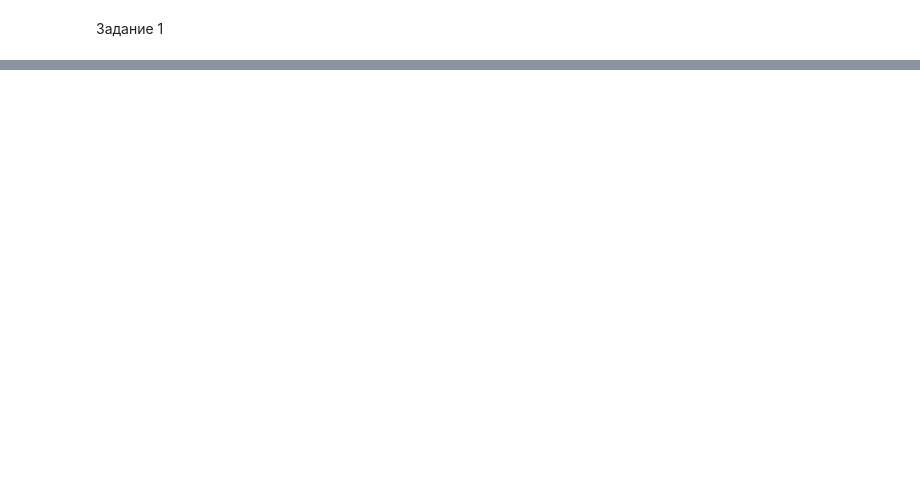
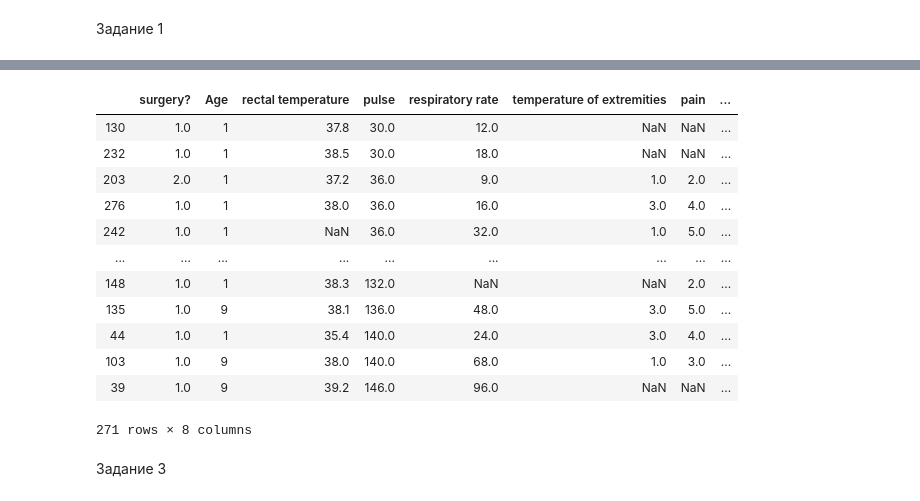
Before and after one commit to aibat17/netology_aae, a Jupyter notebook: Basic_stat.ipynb, the cells around one changed output, grey strips where cells are left out. Saved outputs shown, nothing was run; the diff lists cells and outputs as text; code cells hidden in the pictures; blank space fills up the shorter version.

```diff
--- a/Basic_stat.ipynb
+++ b/Basic_stat.ipynb
@@ -29,4 +29,6 @@ horse = horse[['surgery?','Age','rectal temperature','pulse','respiratory rate',
 #вопросительные знаки не распознавались как прпоуски, надеюсь это я сделал верно.
 #Если нет, то подскажите почему сразу автоматом не разпознались как пропуски?
 
-horse = horse.replace('?',np.nan)
+#horse = horse.replace('?',np.nan)
+
+#SOLVED - данный шаг пропускаю так как использовал na_values
@@ -32,0 +80,31 @@ horse = horse.replace('?',np.nan)
+# %%
+#4
+#Функция которая позвляет обросить выбросы с помощью входных параметров df и col
+#НАДЕЮСЬ ТУТ Я ВАС ПРАВИЛЬНО ПОНЯЛ КАСАТЕЛЬНО ТОГО, ЧТОБЫ НАПИСАТЬ ФУНКЦИЮ
+
+def count_outlier(df, col):
+    q1 = df[col].quantile(0.25)
+    q3 = df[col].quantile(0.75)
+    iqr = q3 - q1
+    lower_bound = q1 - (1.5 * iqr)
+    upper_bound = q3 + (1.5 * iqr)
+    outliers = df[df[col].between(lower_bound,upper_bound,inclusive=True)].sort_values(col)
+    return outliers
+# %%
+count_outlier(horse,'pulse')
+# %% [output]
+|  | surgery? | Age | rectal temperature | pulse | respiratory rate | temperature of extremities | pain | ... |
+| 130 | 1.0 | 1 | 37.8 | 30.0 | 12.0 | NaN | NaN | ... |
+| 232 | 1.0 | 1 | 38.5 | 30.0 | 18.0 | NaN | NaN | ... |
+| 203 | 2.0 | 1 | 37.2 | 36.0 | 9.0 | 1.0 | 2.0 | ... |
+| 276 | 1.0 | 1 | 38.0 | 36.0 | 16.0 | 3.0 | 4.0 | ... |
+| 242 | 1.0 | 1 | NaN | 36.0 | 32.0 | 1.0 | 5.0 | ... |
+| ... | ... | ... | ... | ... | ... | ... | ... | ... |
+| 148 | 1.0 | 1 | 38.3 | 132.0 | NaN | NaN | 2.0 | ... |
+| 135 | 1.0 | 9 | 38.1 | 136.0 | 48.0 | 3.0 | 5.0 | ... |
+| 44 | 1.0 | 1 | 35.4 | 140.0 | 24.0 | 3.0 | 4.0 | ... |
+| 103 | 1.0 | 9 | 38.0 | 140.0 | 68.0 | 1.0 | 3.0 | ... |
+| 39 | 1.0 | 9 | 39.2 | 146.0 | 96.0 | NaN | NaN | ... |
+271 rows × 8 columns
+# %% [markdown]
+Задание 3
```
Also changed, not shown: parts of 55 cells of this notebook.
